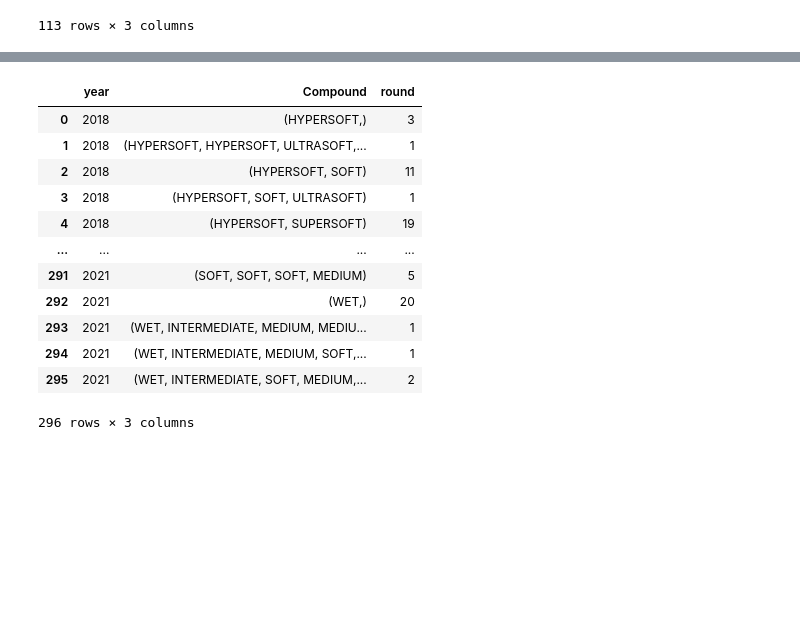
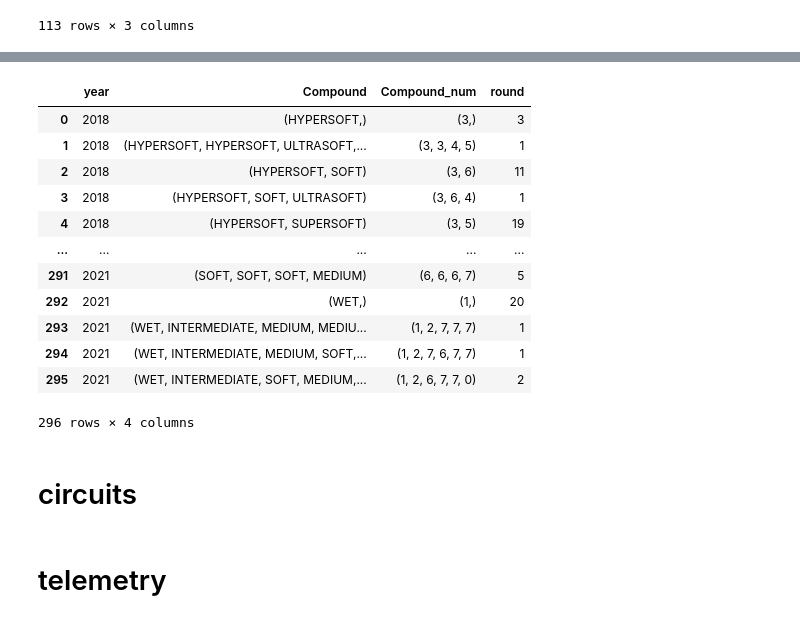
Before and after one commit to blossomt/f1, a Jupyter notebook: analysis.ipynb, the cells around one changed output, grey strips where cells are left out. Saved outputs shown, nothing was run; the diff lists cells and outputs as text; code cells hidden in the pictures; blank space fills up the shorter version.

Commit message:
add telemetry extraction and analysis

```diff
--- a/analysis.ipynb
+++ b/analysis.ipynb
@@ -239,5 +232,9 @@ sole supplier of tyres
 # %%
-tyre_rank = ['HYPERSOFT','ULTRASOFT','SUPERSOFT','SOFT','MEDIUM','HARD','SUPERHARD']
-tyre_rank_dict = {x:i+1 for i,x in enumerate(tyre_rank)}
+tyre_rank = ['UNKNOWN','WET','INTERMEDIATE','HYPERSOFT','ULTRASOFT','SUPERSOFT','SOFT','MEDIUM','HARD','SUPERHARD']
+tyre_rank_num = ['0 UNKNOWN','1 WET','2 INTERMEDIATE','3 HYPERSOFT','4 ULTRASOFT','5 SUPERSOFT','6 SOFT','7 MEDIUM','8 HARD','9 SUPERHARD']
+
+# tyre_rank_dict = {x:i for i,x in enumerate(tyre_rank)}
+tyre_rank_dict = {x:tyre_rank_num[i] for i,x in enumerate(tyre_rank)}
+
 tyre_rank_dict
 # %% [output]
@@ -278,10 +333,15 @@ tyrelife.groupby(['Team','Compound']).agg({'TyreLife':'median'}).reset_index()
 113 rows × 3 columns
 # %%
 # tyre sequence
-tyrelist = tyrelife.sort_values(['year','round','Team','Driver','Stint']).groupby(['year','round','Team','Driver']).agg({'Compound':list}).reset_index()
-tyrelist.head()
+tyrelist = tyrelife.sort_values(['year','round','Team','Driver','Stint']).groupby(['year','round','Team','Driver']).agg({'Compound':list,'Compound_num':list}).reset_index()
+
+constructor_rename_dict = {'Red Bull':'Red Bull Racing','Alfa Romeo':'Alfa Romeo Racing','Alpine F1 Team':'Alpine'}
+results_status['constructor'] = results_status['constructor'].replace(constructor_rename_dict)
+
 tyrelist_status = (tyrelist.merge(results_status,left_on=['year','round','Team','Driver'],right_on=['year','round','constructor','code'])
-.merge(weather[['year','round','Rainfall']],on=['year','round']))
+.merge(weather[['year','round','Rainfall']],on=['year','round'],how='left').drop_duplicates(subset=['year','round','Team','Driver']))
+# drop duplicates
+tyrelist_status['Compound'] = tyrelist_status['Compound'].apply(lambda x: [key for key, _group in groupby(x)])
 # %%
 tyrelist_status
 # %% [output]
@@ -301,21 +361,22 @@ tyrelist_status
 # %%
 tyrelist_status.to_csv('./data/tyrelist_status.csv',index=False)
 # %%
-tyrelist_count = tyrelist.groupby(['year',tyrelist['Compound'].map(tuple)]).agg({'round':'count'}).reset_index()
+# count number of times strategy used
+tyrelist_count = tyrelist.groupby(['year',tyrelist['Compound'].map(tuple),tyrelist['Compound_num'].map(tuple)]).agg({'round':'count'}).reset_index()
 tyrelist_count
 # %% [output]
-|  | year | Compound | round |
-| 0 | 2018 | (HYPERSOFT,) | 3 |
-| 1 | 2018 | (HYPERSOFT, HYPERSOFT, ULTRASOFT,... | 1 |
-| 2 | 2018 | (HYPERSOFT, SOFT) | 11 |
-| 3 | 2018 | (HYPERSOFT, SOFT, ULTRASOFT) | 1 |
-| 4 | 2018 | (HYPERSOFT, SUPERSOFT) | 19 |
-| ... | ... | ... | ... |
-| 291 | 2021 | (SOFT, SOFT, SOFT, MEDIUM) | 5 |
-| 292 | 2021 | (WET,) | 20 |
-| 293 | 2021 | (WET, INTERMEDIATE, MEDIUM, MEDIU... | 1 |
-| 294 | 2021 | (WET, INTERMEDIATE, MEDIUM, SOFT,... | 1 |
-| 295 | 2021 | (WET, INTERMEDIATE, SOFT, MEDIUM,... | 2 |
+|  | year | Compound | Compound_num | round |
+| 0 | 2018 | (HYPERSOFT,) | (3,) | 3 |
+| 1 | 2018 | (HYPERSOFT, HYPERSOFT, ULTRASOFT,... | (3, 3, 4, 5) | 1 |
+| 2 | 2018 | (HYPERSOFT, SOFT) | (3, 6) | 11 |
+| 3 | 2018 | (HYPERSOFT, SOFT, ULTRASOFT) | (3, 6, 4) | 1 |
+| 4 | 2018 | (HYPERSOFT, SUPERSOFT) | (3, 5) | 19 |
+| ... | ... | ... | ... | ... |
+| 291 | 2021 | (SOFT, SOFT, SOFT, MEDIUM) | (6, 6, 6, 7) | 5 |
+| 292 | 2021 | (WET,) | (1,) | 20 |
+| 293 | 2021 | (WET, INTERMEDIATE, MEDIUM, MEDIU... | (1, 2, 7, 7, 7) | 1 |
+| 294 | 2021 | (WET, INTERMEDIATE, MEDIUM, SOFT,... | (1, 2, 7, 6, 7, 7) | 1 |
+| 295 | 2021 | (WET, INTERMEDIATE, SOFT, MEDIUM,... | (1, 2, 6, 7, 7, 0) | 2 |
-296 rows × 3 columns
+296 rows × 4 columns
 # %%
 tyrelist_count.to_csv('./data/tyrelist_count.csv',index=False)
@@ -323,0 +383,2 @@ tyrelist_count.to_csv('./data/tyrelist_count.csv',index=False)
+# %% [markdown]
+# circuits
@@ -323,0 +389,2 @@ tyrelist_count.to_csv('./data/tyrelist_count.csv',index=False)
+# %% [markdown]
+# telemetry
```
Also changed, not shown: parts of 21 cells of this notebook, 7 other files.
